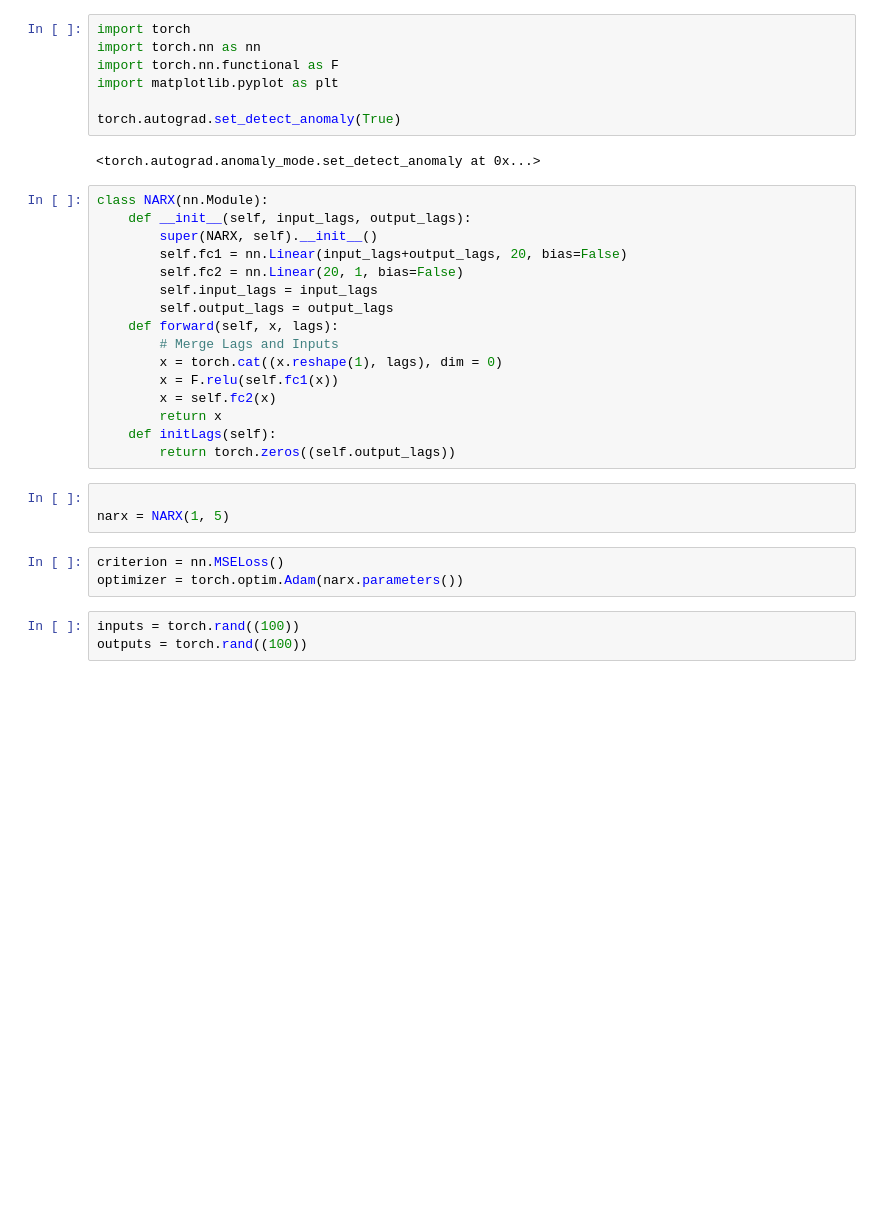
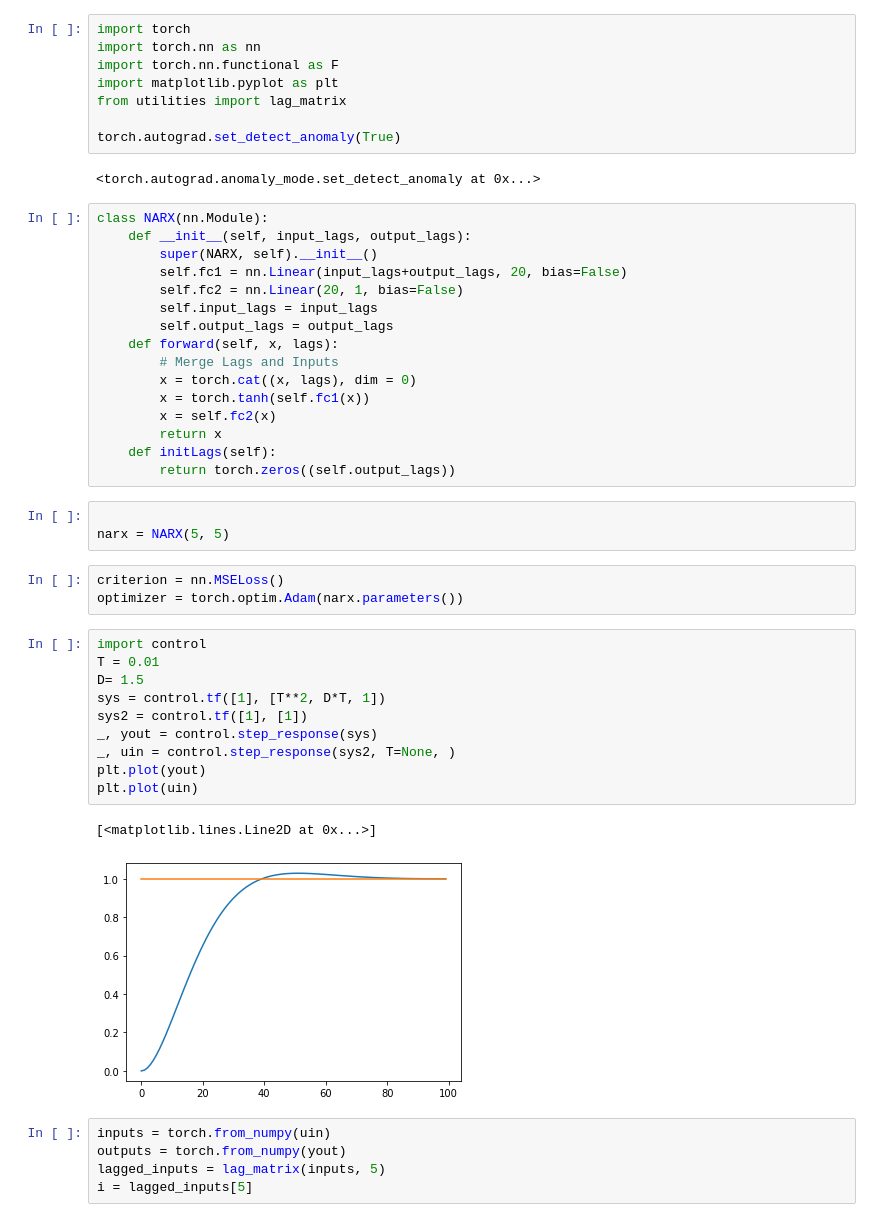
Before and after one commit to jubra97/Projektmodul, a Jupyter notebook: Valentin macht alles neu/closed_narx.ipynb, the cells around one changed output. Drawn from its saved outputs; the diff is of its cells as text; blank space fills up the shorter version.

```diff
--- a/Valentin macht alles neu/closed_narx.ipynb
+++ b/Valentin macht alles neu/closed_narx.ipynb
@@ -3,6 +3,7 @@ import torch
 import torch.nn as nn
 import torch.nn.functional as F
 import matplotlib.pyplot as plt
+from utilities import lag_matrix
 
 torch.autograd.set_detect_anomaly(True)
 # %% [output]
@@ -17,21 +18,36 @@ class NARX(nn.Module):
         self.output_lags = output_lags
     def forward(self, x, lags):
         # Merge Lags and Inputs
-        x = torch.cat((x.reshape(1), lags), dim = 0)
-        x = F.relu(self.fc1(x))
+        x = torch.cat((x, lags), dim = 0)
+        x = torch.tanh(self.fc1(x))
         x = self.fc2(x)
         return x
     def initLags(self):
         return torch.zeros((self.output_lags))
 # %%
 
-narx = NARX(1, 5)
+narx = NARX(5, 5)
 # %%
 criterion = nn.MSELoss()
 optimizer = torch.optim.Adam(narx.parameters())
-# %%
-inputs = torch.rand((100))
-outputs = torch.rand((100))
+# %%
+import control
+T = 0.01
+D= 1.5
+sys = control.tf([1], [T**2, D*T, 1])
+sys2 = control.tf([1], [1])
+_, yout = control.step_response(sys)
+_, uin = control.step_response(sys2, T=None, )
+plt.plot(yout)
+plt.plot(uin)
+# %% [output]
+[<matplotlib.lines.Line2D at 0x...>]
+[figure, added]
+# %%
+inputs = torch.from_numpy(uin)
+outputs = torch.from_numpy(yout)
+lagged_inputs = lag_matrix(inputs, 5)
+i = lagged_inputs[5]
 # %%
 
 
```
Also changed, not shown: parts of 2 cells of this notebook, 8 other files.
